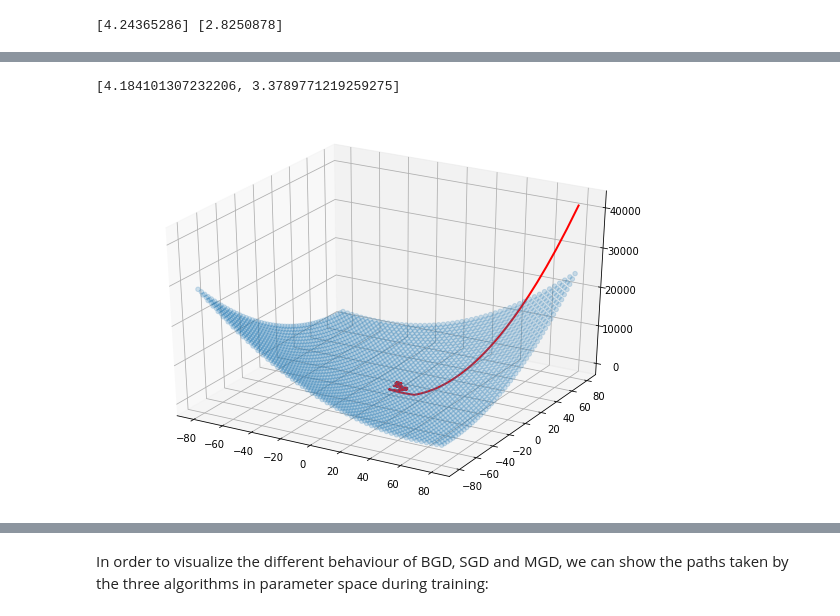
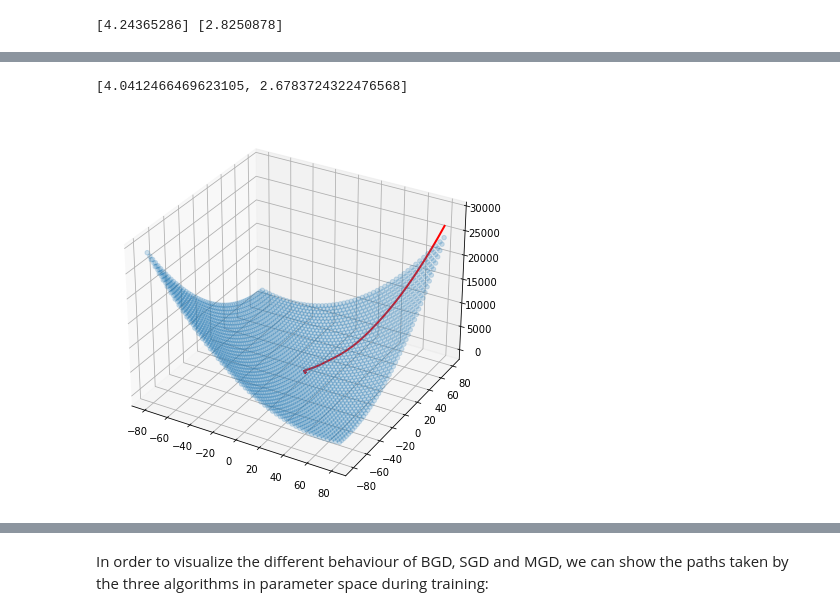
Before and after one commit to ethangillett/machine-learning_riccardoberta, a Jupyter notebook: 02-supervised-learning/01-linear-models.ipynb, the cells around one changed output, grey strips where cells are left out. Saved outputs shown, nothing was run; the diff lists cells and outputs as text; code cells hidden in the pictures.

```diff
--- a/02-supervised-learning/01-linear-models.ipynb
+++ b/02-supervised-learning/01-linear-models.ipynb
@@ -181,6 +183,6 @@ def partial_difference_quotient(f: Callable[[Vector], float], v: Vector, i: int,
 # %% [markdown]
 The, we can estimate the gradient:
 # %%
-def estimate_gradient(f: Callable[[Vector], float], v: Vector, h: float = 0.0001):
+def estimate_gradient(f, v, h = 0.0001):
     return [partial_difference_quotient(f, v, i, h) for i in range(len(v))]
 # %% [markdown]
@@ -197,7 +210,9 @@ def gradient_step(v: Vector, gradient: Vector, step_size: float) -> Vector:
 # %% [markdown]
 As a simple example, suppose we have a function $f$ that takes as input a vector of real numbers and outputs a single real number, like this one:
 # %%
-from scratch.linear_algebra import dot
+def dot(v, w):
+    """Computes v_1 * w_1 + ... + v_n * w_n"""
+    return sum(v_i * w_i for v_i, w_i in zip(v, w))
 
 def f(v: Vector) -> float:
     return dot(v, v)
@@ -396,9 +402,9 @@ for epoch in range(n_epochs):
         random_index = np.random.randint(m)
         xi = X_b[random_index:random_index+1]
         yi = y[random_index:random_index+1]
-        gradients = 2 * xi.T.dot(xi.dot(theta) - yi)
         eta = learning_schedule(epoch * m + i)
-        theta = theta - eta * gradients
+        gradients = estimate_gradient(J_stocastic, theta)
+        theta = gradient_step(theta, gradients, -eta)
 
 plt.plot(X, y, "b.")
 plt.xlabel("$x$", fontsize=14)
@@ -434,39 +441,42 @@ We can try also our from scratch implementation:
 # %%
 import random
 
-path=[]
+minibatch_size=10
+path_MGD=[]
 
-def J_stocastic(theta: Vector) -> float:
-    xi = X_b[random_index:random_index+1]
-    yi = y[random_index:random_index+1]
+def J_minibatch(theta):
+    xi = X_b_shuffled[0:0+minibatch_size]
+    yi = y_shuffled[0:0+minibatch_size]
     a = (xi.dot(theta))
     a = a-yi.T
-    return (a.dot(a.T))[0][0]
+    return (1/minibatch_size * a.dot(a.T))[0][0]
 
 # pick a random starting point
 theta = [80, 80]
-path.append(theta)
+path_MGD.append(theta)
 
 n_epochs = 250
 for epoch in range(n_epochs):
-    random_index = np.random.randint(len(X_b))
+    shuffled_indices = np.random.permutation(m)
+    X_b_shuffled = X_b[shuffled_indices]
+    y_shuffled = y[shuffled_indices]
     for i in range(len(X_b)):
-        grad = estimate_gradient(J_stocastic, theta)
-        theta = gradient_step(theta, grad, -0.01)
-        path.append(theta)
+        grad = estimate_gradient(J_minibatch, theta)
+        theta = gradient_step(theta, grad, -0.001)
+        path_MGD.append(theta)
 
 print(theta)
 # %% [output]
-[4.184101307232206, 3.3789771219259275]
+[4.0412466469623105, 2.6783724322476568]
 # %%
-X1_path = [point[0] for point in path]
-X2_path = [point[1] for point in path]
-F_path = [J_stocastic(point) for point in path]
+X1_path = [point[0] for point in path_MGD]
+X2_path = [point[1] for point in path_MGD]
+F_path = [J_minibatch(point) for point in path_MGD]
 
 figure = plt.figure(1, figsize = (10, 7))
 ax = plt.subplot(111, projection='3d')
 ax.scatter3D(X1, X2, F, '.', alpha=0.2)
 ax.plot(X1_path, X2_path, F_path, 'r', linewidth=2)
 plt.show()
 # %% [output]
-[figure, old version]
+[figure, new version]
```
Also changed, not shown: parts of 69 cells of this notebook, 6 other files.
